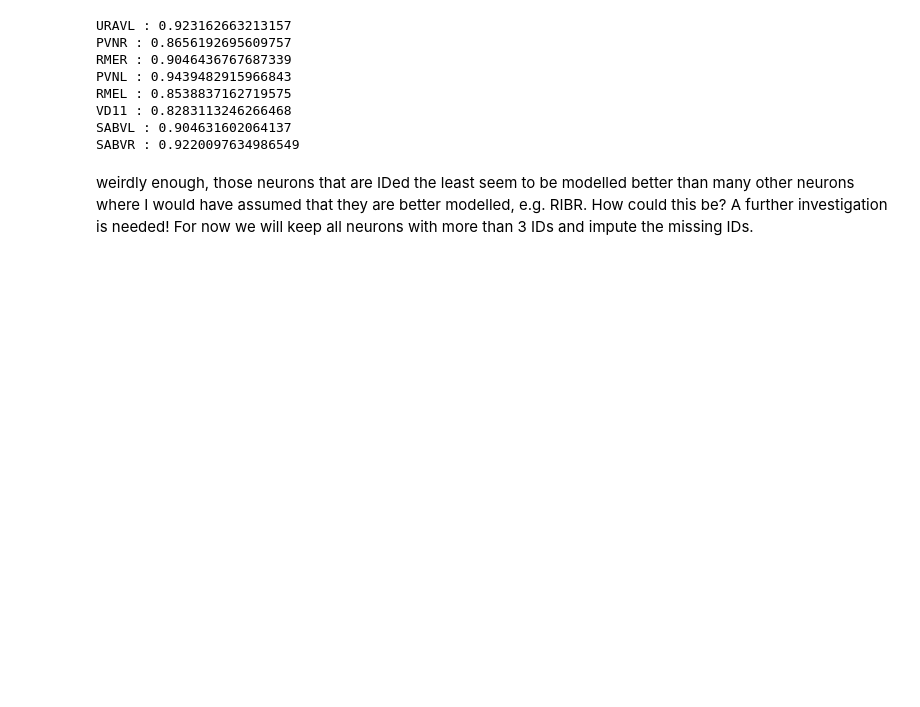
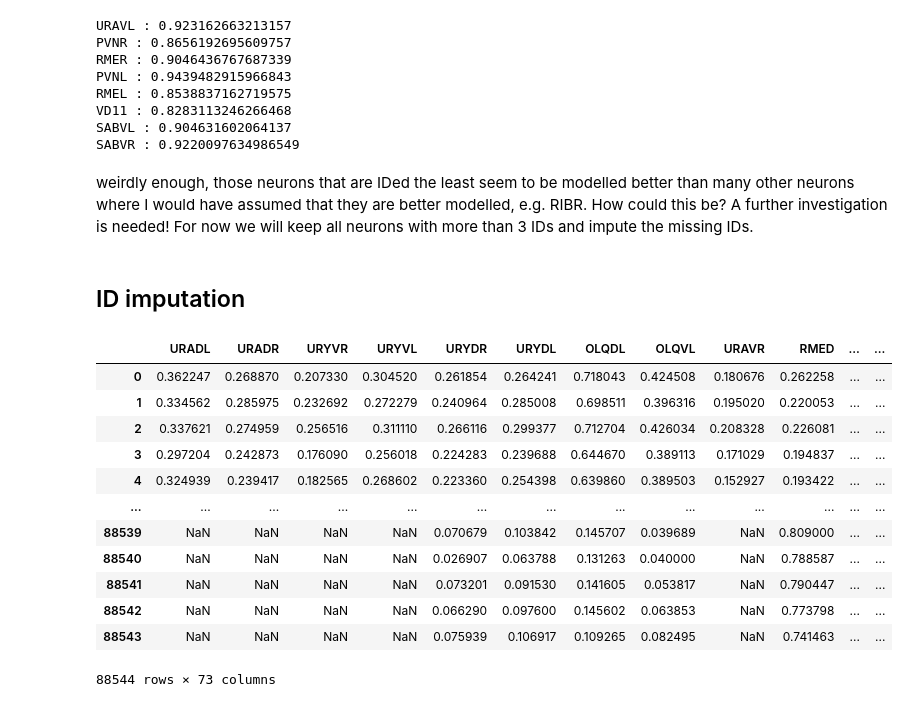
Before and after one commit to Zimmer-lab/neumandy, a Jupyter notebook: data/exploration_wrangling.ipynb, the cells around one changed output. Drawn from its saved outputs; the diff is of its cells as text; code cells hidden in the pictures; blank space fills up the shorter version.

Commit message:
imputation done on stacked dataframe

```diff
--- a/data/exploration_wrangling.ipynb
+++ b/data/exploration_wrangling.ipynb
@@ -182,3 +182,5 @@ SABVR : 0.9220097634986549
 # %% [markdown]
 weirdly enough, those neurons that are IDed the least seem to be modelled better than many other neurons where I would have assumed that they are better modelled, e.g. RIBR. How could this be? A further investigation is needed!
 For now we will keep all neurons with more than 3 IDs and impute the missing IDs.
+# %% [markdown]
+## ID imputation
@@ -184,0 +191,23 @@ For now we will keep all neurons with more than 3 IDs and impute the missing IDs
+# %%
+# we will set the threshold of minimum number of IDs that a neuron should have to 10
+threshold = 10
+
+stacked_dataframe = pd.concat([df for df in dataframes.values()], ignore_index=True)
+
+# we will drop all neurons that have less than 10 IDs
+stacked_dataframe = stacked_dataframe.drop(columns=[neuron for neuron in stacked_dataframe.columns if all_IDed_neurons[neuron] < threshold])
+stacked_dataframe
+# %% [output]
+|  | URADL | URADR | URYVR | URYVL | URYDR | URYDL | OLQDL | OLQVL | URAVR | RMED | ... | ... |
+| 0 | 0.362247 | 0.268870 | 0.207330 | 0.304520 | 0.261854 | 0.264241 | 0.718043 | 0.424508 | 0.180676 | 0.262258 | ... | ... |
+| 1 | 0.334562 | 0.285975 | 0.232692 | 0.272279 | 0.240964 | 0.285008 | 0.698511 | 0.396316 | 0.195020 | 0.220053 | ... | ... |
+| 2 | 0.337621 | 0.274959 | 0.256516 | 0.311110 | 0.266116 | 0.299377 | 0.712704 | 0.426034 | 0.208328 | 0.226081 | ... | ... |
+| 3 | 0.297204 | 0.242873 | 0.176090 | 0.256018 | 0.224283 | 0.239688 | 0.644670 | 0.389113 | 0.171029 | 0.194837 | ... | ... |
+| 4 | 0.324939 | 0.239417 | 0.182565 | 0.268602 | 0.223360 | 0.254398 | 0.639860 | 0.389503 | 0.152927 | 0.193422 | ... | ... |
+| ... | ... | ... | ... | ... | ... | ... | ... | ... | ... | ... | ... | ... |
+| 88539 | NaN | NaN | NaN | NaN | 0.070679 | 0.103842 | 0.145707 | 0.039689 | NaN | 0.809000 | ... | ... |
+| 88540 | NaN | NaN | NaN | NaN | 0.026907 | 0.063788 | 0.131263 | 0.040000 | NaN | 0.788587 | ... | ... |
+| 88541 | NaN | NaN | NaN | NaN | 0.073201 | 0.091530 | 0.141605 | 0.053817 | NaN | 0.790447 | ... | ... |
+| 88542 | NaN | NaN | NaN | NaN | 0.066290 | 0.097600 | 0.145602 | 0.063853 | NaN | 0.773798 | ... | ... |
+| 88543 | NaN | NaN | NaN | NaN | 0.075939 | 0.106917 | 0.109265 | 0.082495 | NaN | 0.741463 | ... | ... |
+88544 rows × 73 columns
```
Also changed, not shown: parts of 4 cells of this notebook.
